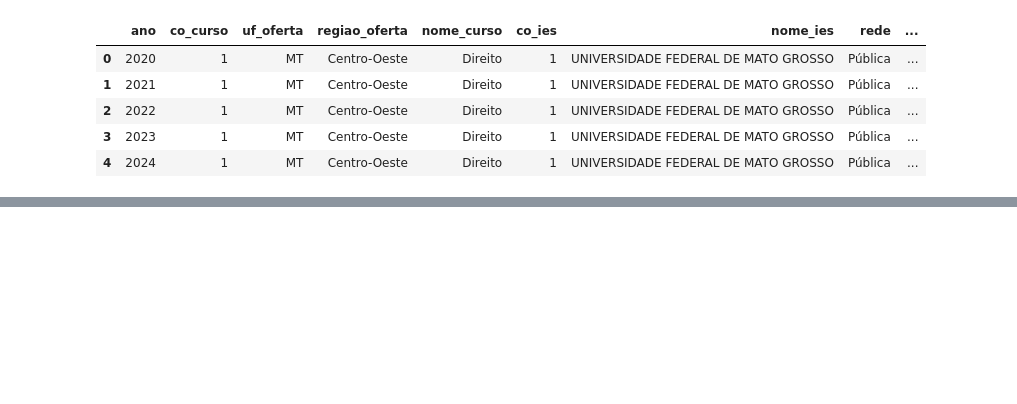
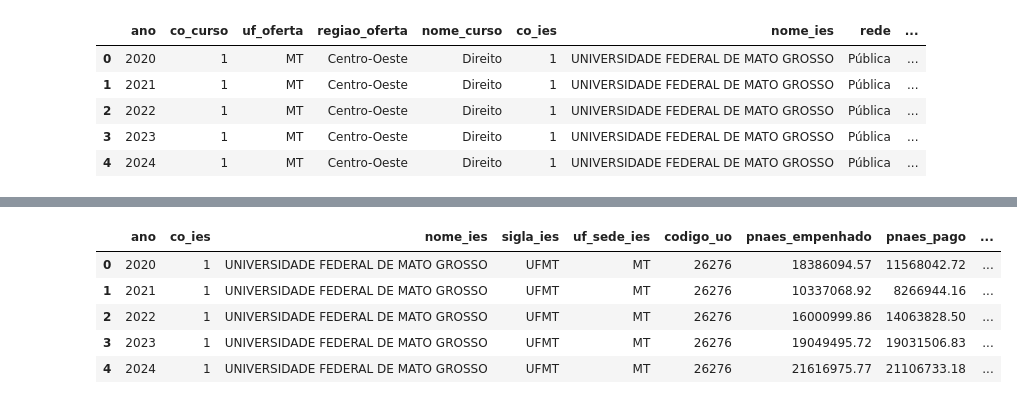
Before and after one commit to GustavoGarone/Datanautas-2026, a Jupyter notebook: notebooks/01_dicionario_de_dados.ipynb, the cells around one changed output, grey strips where cells are left out. Cells and saved outputs as stored; diff of their text form; code cells hidden in the pictures; blank space fills up the shorter version.

```diff
--- a/notebooks/01_dicionario_de_dados.ipynb
+++ b/notebooks/01_dicionario_de_dados.ipynb
@@ -112,0 +218,5 @@ cursos_uf_ano.head()
+# %%
+cursos_uf_ano = pd.read_parquet(r"..\data\raw\trajetoria_cursos.parquet")
+
+pd.set_option('display.max_columns', None)
+cursos_uf_ano.head()
@@ -112,0 +344,11 @@ cursos_uf_ano.head()
+# %%
+cursos_uf_ano = pd.read_parquet(r"..\data\raw\pnaes_ies_ano.parquet")
+
+cursos_uf_ano.head()
+# %% [output]
+|  | ano | co_ies | nome_ies | sigla_ies | uf_sede_ies | codigo_uo | pnaes_empenhado | pnaes_pago | ... |
+| 0 | 2020 | 1 | UNIVERSIDADE FEDERAL DE MATO GROSSO | UFMT | MT | 26276 | 18386094.57 | 11568042.72 | ... |
+| 1 | 2021 | 1 | UNIVERSIDADE FEDERAL DE MATO GROSSO | UFMT | MT | 26276 | 10337068.92 | 8266944.16 | ... |
+| 2 | 2022 | 1 | UNIVERSIDADE FEDERAL DE MATO GROSSO | UFMT | MT | 26276 | 16000999.86 | 14063828.50 | ... |
+| 3 | 2023 | 1 | UNIVERSIDADE FEDERAL DE MATO GROSSO | UFMT | MT | 26276 | 19049495.72 | 19031506.83 | ... |
+| 4 | 2024 | 1 | UNIVERSIDADE FEDERAL DE MATO GROSSO | UFMT | MT | 26276 | 21616975.77 | 21106733.18 | ... |
```
Also changed, not shown: parts of 19 cells of this notebook, 1 other file.
